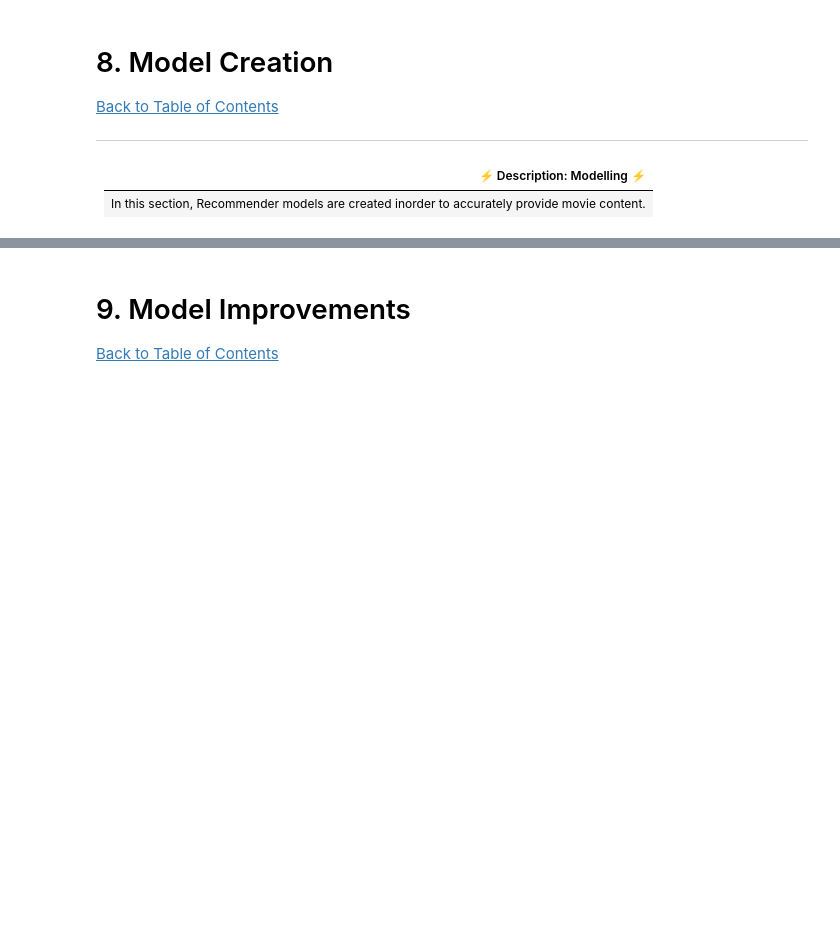
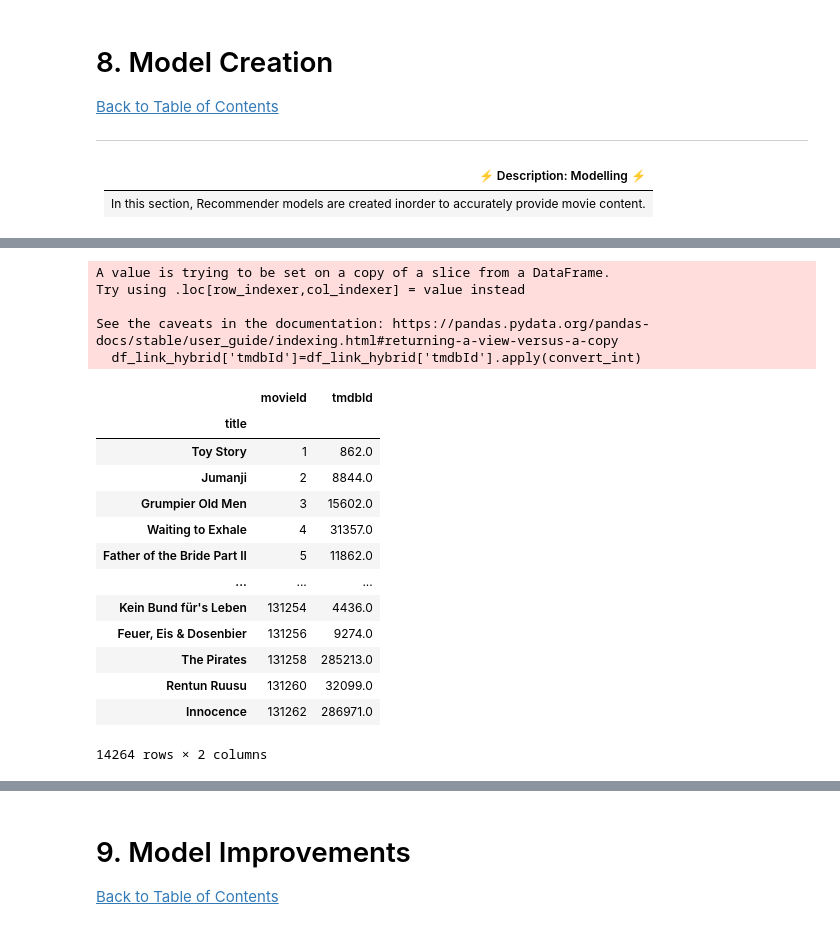
Before and after one commit to RogerA11/Streamlit-Movie-Recommendation-System, a Jupyter notebook: CBB5_Movie_Recommendation.ipynb, the cells around one changed output, grey strips where cells are left out. Drawn from its saved outputs; the diff is of its cells as text; code cells hidden in the pictures; blank space fills up the shorter version.

```diff
--- a/CBB5_Movie_Recommendation.ipynb
+++ b/CBB5_Movie_Recommendation.ipynb
@@ -972,0 +896,33 @@ NameError: name 'cosine_sim' is not defined
+# %%
+
+def convert_int(x):
+    try:
+        return int(x)
+    except:
+        return np.nan
+
+df_links=links
+df_link_hybrid=df_links[['movieId','tmdbId']]
+df_link_hybrid['tmdbId']=df_link_hybrid['tmdbId'].apply(convert_int)
+df_link_hybrid=df_link_hybrid.merge(content_input_data_df[['title','movieId']],on='movieId').set_index('title')
+df_link_hybrid
+# %% [output]
+A value is trying to be set on a copy of a slice from a DataFrame.
+Try using .loc[row_indexer,col_indexer] = value instead
+
+See the caveats in the documentation: https://pandas.pydata.org/pandas-docs/stable/user_guide/indexing.html#returning-a-view-versus-a-copy
+  df_link_hybrid['tmdbId']=df_link_hybrid['tmdbId'].apply(convert_int)
+|  | movieId | tmdbId |
+| title |  |  |
+| Toy Story | 1 | 862.0 |
+| Jumanji | 2 | 8844.0 |
+| Grumpier Old Men | 3 | 15602.0 |
+| Waiting to Exhale | 4 | 31357.0 |
+| Father of the Bride Part II | 5 | 11862.0 |
+| ... | ... | ... |
+| Kein Bund für's Leben | 131254 | 4436.0 |
+| Feuer, Eis & Dosenbier | 131256 | 9274.0 |
+| The Pirates | 131258 | 285213.0 |
+| Rentun Ruusu | 131260 | 32099.0 |
+| Innocence | 131262 | 286971.0 |
+14264 rows × 2 columns
```
Also changed, not shown: parts of 94 cells of this notebook.
